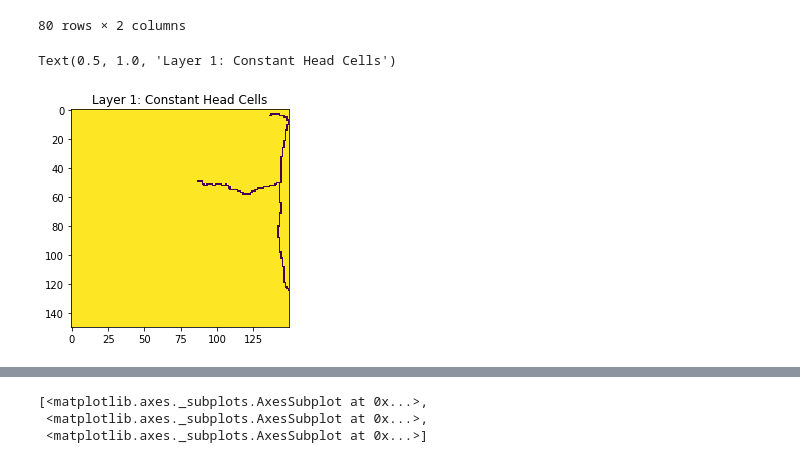
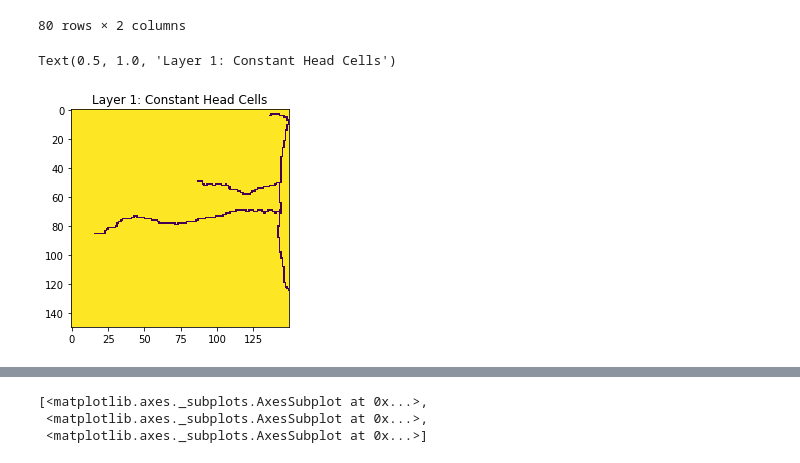
Before and after one commit to LudovicSchorpp/TM_Ludovic_Schorpp, a Jupyter notebook: codes_tests/Modeles2D/test_premier_model/test_premier_model.ipynb, the cells around one changed output, grey strips where cells are left out. Cells and saved outputs as stored; diff of their text form; code cells hidden in the pictures.

Commit message:
Import du Têt

```diff
--- a/codes_tests/Modeles2D/test_premier_model/test_premier_model.ipynb
+++ b/codes_tests/Modeles2D/test_premier_model/test_premier_model.ipynb
@@ -153,6 +152,38 @@ Agy_chd=[]; o =-1;
 for x in df_agy.cellids:
     o = o + 1
     Agy_chd.append((x,H_riv[o]))
+# %%
+# BC Tet
+gp_Tet = gp.read_file(Tet_path)
+df_tet = import_riv(grid,gp_Tet)
+df_tet.head()
+
+#drop cellids which are already constant heads
+a = inter_lst(df_tet.cellids, lst_chd)
+for i in range (len(a)):
+    df_tet = df_tet.drop(df_tet[df_tet["cellids"] == a[i]].index)
+
+
+# assign heads along the river
+lst_riv_long = np.array(df_tet.lengths) # make an array
+H_us = 150 # head up stream
+H_ds = 0 # head down stream
+dh_dl = (H_ds-H_us)/lst_riv_long.sum() #slope of the head along the river (linear interpolation)
+
+H_riv = np.zeros(lst_riv_long.shape[0], dtype=np.float) # initiate an array for the head in the river
+
+for idx in range(lst_riv_long.shape[0]): # loop for calculating the heads (can also be used for interpolate the botm of the river)
+    if idx == 0:
+        len_cum = 0.5 * lst_riv_long[0]
+    else:
+        len_cum += 0.5 * (lst_riv_long[idx-1]+lst_riv_long[idx])
+    H_riv[idx] = H_us + len_cum * dh_dl
+
+
+Tet_chd=[]; o =-1;
+for x in df_tet.cellids:
+    o = o + 1
+    Tet_chd.append((x,H_riv[o]))
 # %%
 # basic modules
 sim = fp.mf6.MFSimulation(sim_name='theis_mf6', version='mf6', exe_name=exe_name,
@@ -190,28 +221,35 @@ oc   = fp.mf6.ModflowGwfoc(gwf,budget_filerecord='{}.cbc'.format(model_name),
 chd = fp.mf6.modflow.mfgwfchd.ModflowGwfchd(gwf, pname='chd', filename="sea.chd", maxbound=len(chd_lst),
                                                stress_period_data={0: chd_lst}, save_flows=True)
 
-Riv = fp.mf6.modflow.mfgwfchd.ModflowGwfchd(gwf, pname='riv', filename="riv.chd", maxbound=len(Agy_chd),
+Riv1 = fp.mf6.modflow.mfgwfchd.ModflowGwfchd(gwf, pname='agy', filename="agy.chd", maxbound=len(Agy_chd),
                                                stress_period_data={0: Agy_chd}, save_flows=True)
+
+Riv2 = fp.mf6.modflow.mfgwfchd.ModflowGwfchd(gwf, pname='Tet', filename="Tet.chd", maxbound=len(Tet_chd),
+                                               stress_period_data={0: Tet_chd}, save_flows=True)
 # %%
-# vizualize the BC sea cells
+# vizualize the BC cells
 iper = 0
 ibd = np.ones((nlay, nrow, ncol), dtype=np.int)
 
 ra = chd.stress_period_data.get_data(key=iper)
-rb = Riv.stress_period_data.get_data(key=iper)
+rb = Riv1.stress_period_data.get_data(key=iper)
+rc = Riv2.stress_period_data.get_data(key=iper)
 
 for k, i, j in ra['cellid']:
     ibd[k, i, j] = -1
 
 for k, i, j in rb['cellid']:
     ibd[k, i, j] = -1
 
+for k, i, j in rc['cellid']:
+    ibd[k, i, j] = -1
+
 ilay = 0
 plt.imshow(ibd[ilay, :, :], interpolation='none')
 plt.title('Layer {}: Constant Head Cells'.format(ilay + 1))
 # %% [output]
 Text(0.5, 1.0, 'Layer 1: Constant Head Cells')
-[figure, old version]
+[figure, new version]
 # %%
 sim.write_simulation()
 # %% [output]
```
Also changed, not shown: parts of 7 cells of this notebook, 7 other files.
